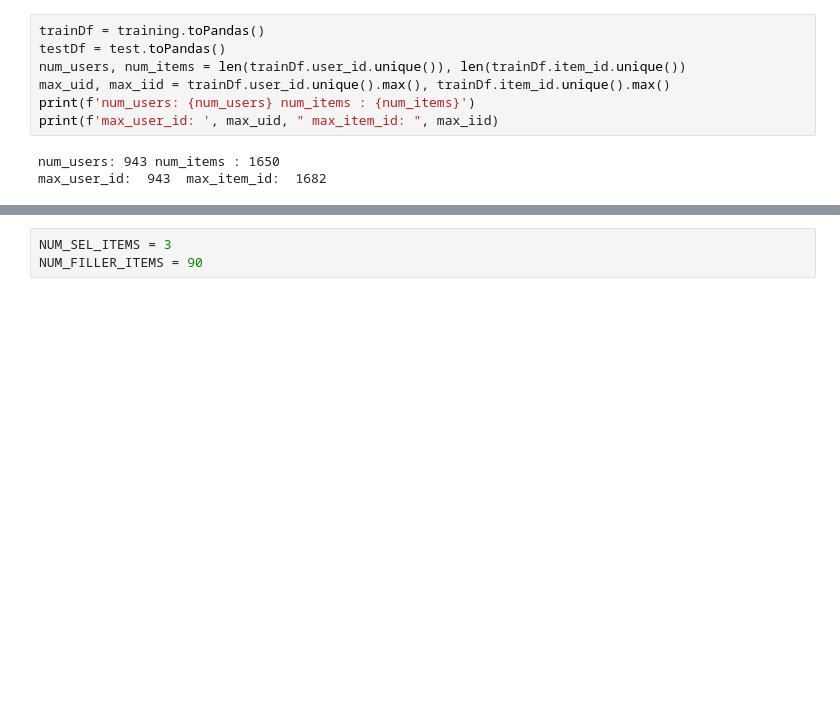
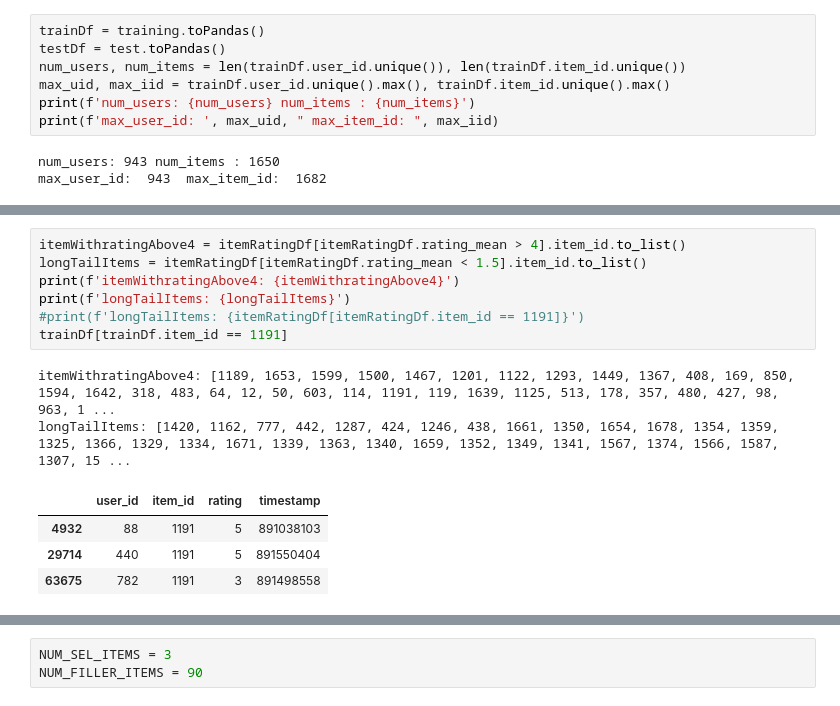
Before and after one commit to azhou5211/Recommender_Systems_and_Attacks, a Jupyter notebook: notebooks/Bandwagon.ipynb, the cells around one changed output, grey strips where cells are left out. Saved outputs shown, nothing was run; the diff lists cells and outputs as text; blank space fills up the shorter version.

```diff
--- a/notebooks/Bandwagon.ipynb
+++ b/notebooks/Bandwagon.ipynb
@@ -56,0 +107,14 @@ max_user_id:  943  max_item_id:  1682
+# %%
+itemWithratingAbove4 = itemRatingDf[itemRatingDf.rating_mean > 4].item_id.to_list()
+longTailItems = itemRatingDf[itemRatingDf.rating_mean < 1.5].item_id.to_list()
+print(f'itemWithratingAbove4: {itemWithratingAbove4}')
+print(f'longTailItems: {longTailItems}')
+#print(f'longTailItems: {itemRatingDf[itemRatingDf.item_id == 1191]}')
+trainDf[trainDf.item_id == 1191]
+# %% [output]
+itemWithratingAbove4: [1189, 1653, 1599, 1500, 1467, 1201, 1122, 1293, 1449, 1367, 408, 169, 850, 1594, 1642, 318, 483, 64, 12, 50, 603, 114, 1191, 119, 1639, 1125, 513, 178, 357, 480, 427, 98, 963, 1 ...
+longTailItems: [1420, 1162, 777, 442, 1287, 424, 1246, 438, 1661, 1350, 1654, 1678, 1354, 1359, 1325, 1366, 1329, 1334, 1671, 1339, 1363, 1340, 1659, 1352, 1349, 1341, 1567, 1374, 1566, 1587, 1307, 15 ...
+|  | user_id | item_id | rating | timestamp |
+| 4932 | 88 | 1191 | 5 | 891038103 |
+| 29714 | 440 | 1191 | 5 | 891550404 |
+| 63675 | 782 | 1191 | 3 | 891498558 |
```
Also changed, not shown: parts of 26 cells of this notebook.
